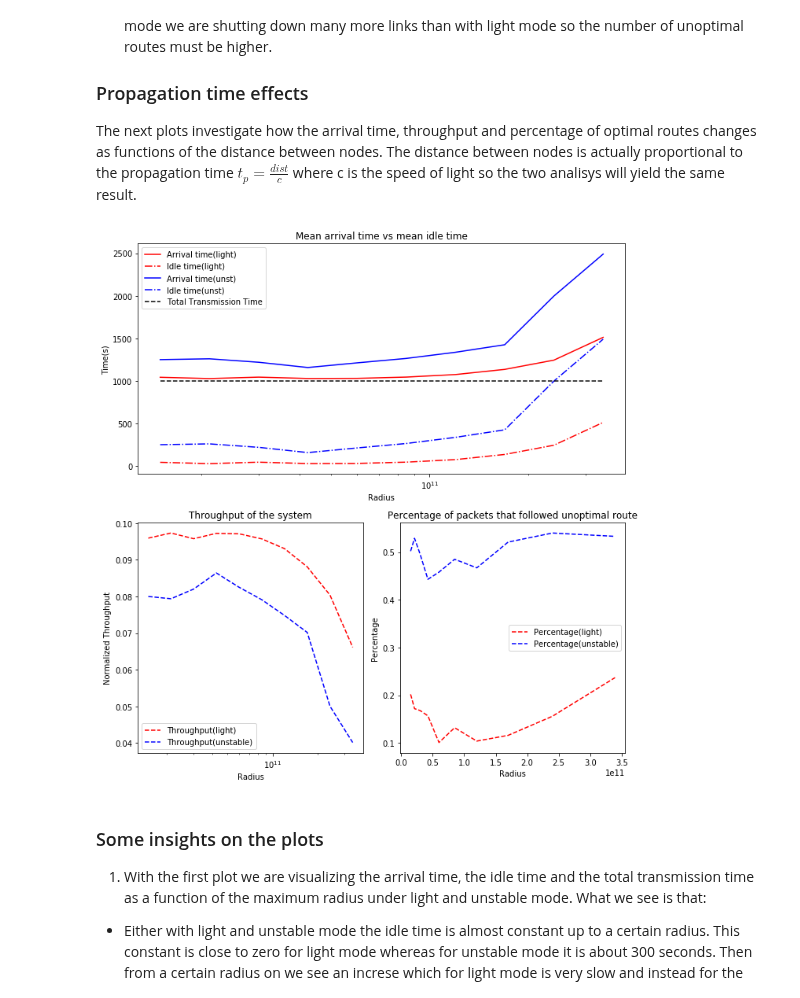
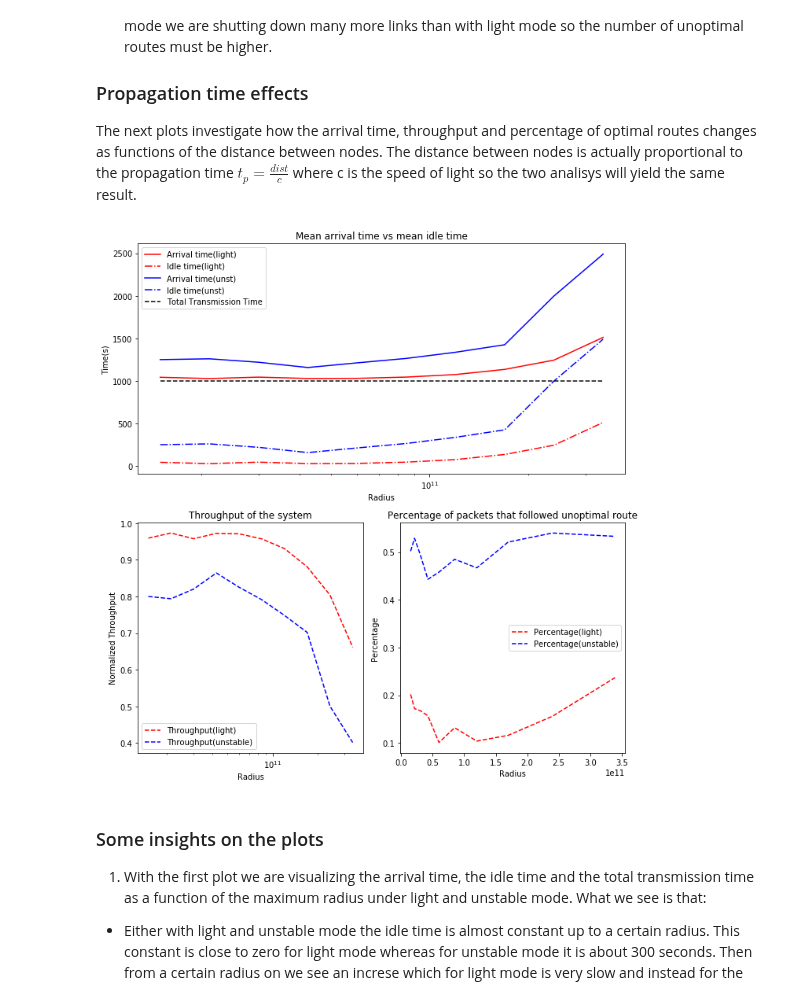
Before and after one commit to PhysicsOfData/LCP_projects_Y2, a Jupyter notebook: Project.ipynb, the cells around one changed output. Cells and saved outputs as stored; diff of their text form; code cells hidden in the pictures.

Commit message:
[Add]animations registrations and fixed one plot

```diff
--- a/Project.ipynb
+++ b/Project.ipynb
@@ -452,39 +452,39 @@ for mode in ["light", "unstable"]:
     arrival_times = np.mean(outputs, axis = 1)
     axs[0].semilogx(r_maxes * r_max, arrival_times, linestyle = "-", c = color)
     axs[0].semilogx(r_maxes * r_max, arrival_times - packets.shape[0] * ttr, linestyle = "-.", c = color)
-    axs[1].semilogx(r_maxes * r_max, throughput(packets.shape[0], arrival_times), linestyle="--", c = color)
+    axs[1].semilogx(r_maxes * r_max, throughput(packets.shape[0], arrival_times)*ttr, linestyle="--", c = color)
     axs[2].plot(r_maxes * r_max, np.mean(deviation_arr, axis = 1), linestyle = "--", c = color)
 
 axs[0].semilogx(r_maxes * r_max, np.ones(len(r_maxes)) * packets.shape[0] * ttr, linestyle = "--", c = "black")
 axs[0].set_ylabel("Time(s)")
 axs[0].set_xlabel("Radius")
 axs[0].set_title("Mean arrival time vs mean idle time")
 axs[0].legend([
     "Arrival time(light)",
     "Idle time(light)",
     "Arrival time(unst)",
     "Idle time(unst)",
     "Total Transmission Time"
 ])
 
 axs[1].set_title("Throughput of the system")
 axs[1].set_ylabel("Normalized Throughput")
 axs[1].set_xlabel("Radius")
 axs[1].legend([
     "Throughput(light)",
     "Throughput(unstable)",
 ])
 
 axs[2].set_title("Percentage of packets that followed unoptimal route")
 axs[2].set_ylabel("Percentage")
 axs[2].set_xlabel("Radius")
 axs[2].legend([
     "Percentage(light)",
     "Percentage(unstable)"
 ])
 plt.tight_layout()
 # %% [output]
-[figure, old version]
+[figure, new version]
 # %% [markdown]
 ### Some insights on the plots
 
```
Also changed, not shown: parts of 1 cell of this notebook, 3 other files.
